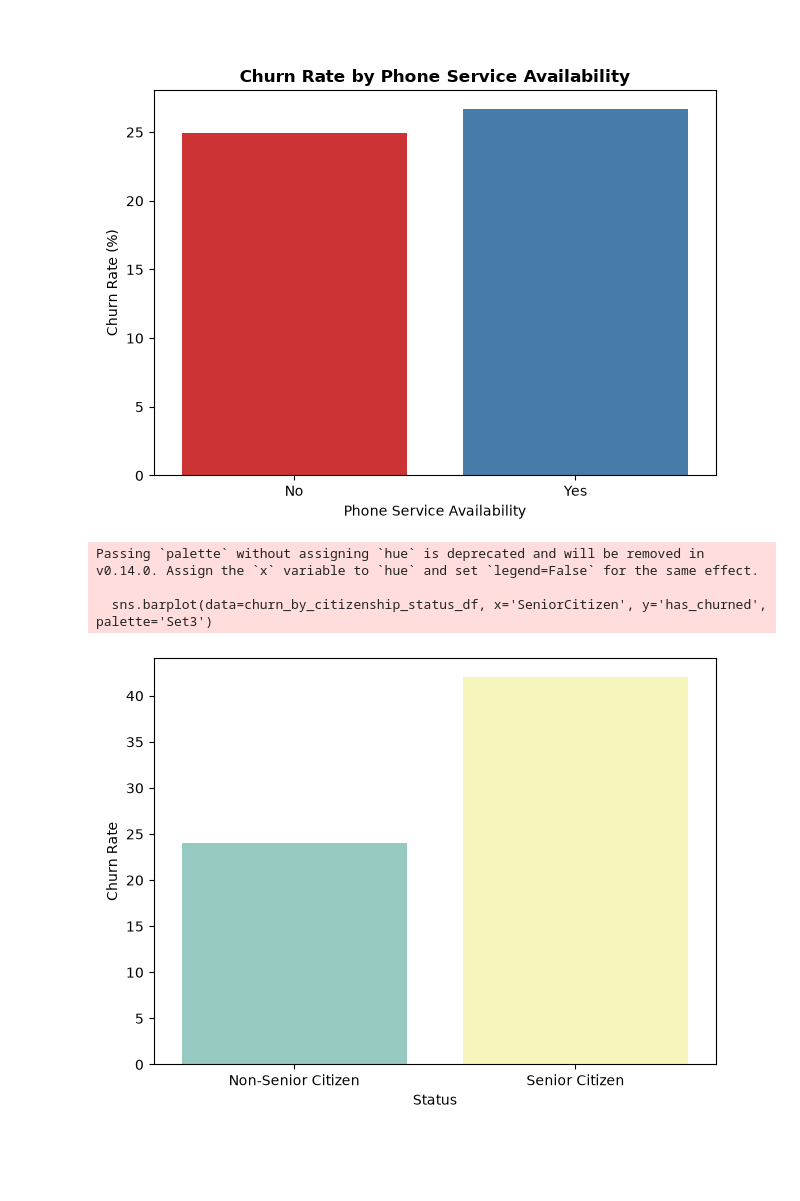
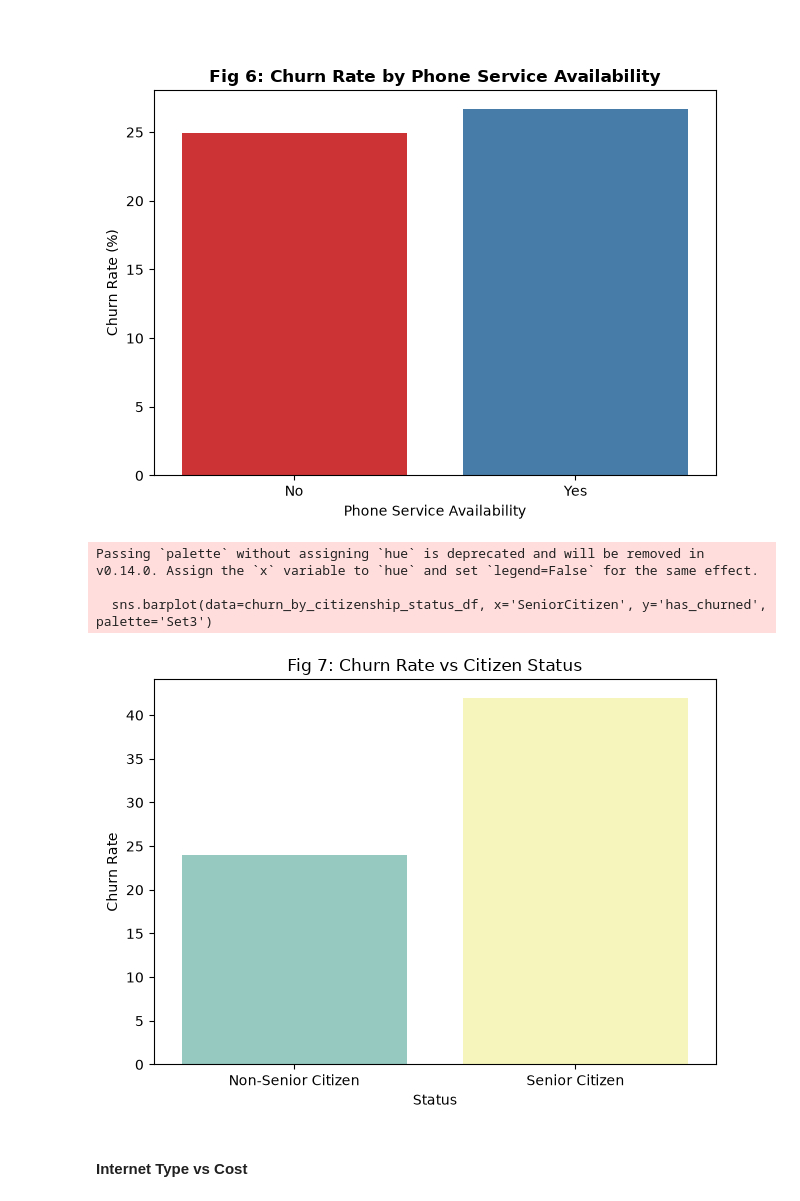
Before and after one commit to AlainRegisDev88/FUTURE_DS_02, a Jupyter notebook: future_interns_task2_.ipynb, the cells around one changed output. Saved outputs shown, nothing was run; the diff lists cells and outputs as text; code cells hidden in the pictures; blank space fills up the shorter version.

```diff
--- a/future_interns_task2_.ipynb
+++ b/future_interns_task2_.ipynb
@@ -158,7 +158,7 @@ plt.Figure()
 churn_rate_by_phone_service = (df.groupby('PhoneService')['has_churned'].mean() * 100).round(2)
 churn_rate_by_phone_service_df = churn_rate_by_phone_service.reset_index()
 sns.barplot(data=churn_rate_by_phone_service_df, x='PhoneService', y='has_churned', palette='Set1', hue='PhoneService')
-plt.title('Churn Rate by Phone Service Availability', fontsize=12, fontweight='bold')
+plt.title('Fig 6: Churn Rate by Phone Service Availability', fontsize=12, fontweight='bold')
 plt.xlabel('Phone Service Availability')
 plt.ylabel('Churn Rate (%)')
 
@@ -166,22 +166,24 @@ plt.tight_layout()
 plt.savefig('./results/06_churn_by_phone_service_availability.png', dpi=300)
 plt.show()
 # %% [output]
-[figure, old version]
+[figure, new version]
 # %%
 # Churn by Citisenship status
 plt.figure()
 churn_by_citizenship_status = (df.groupby('SeniorCitizen')['has_churned'].mean() * 100).round(0)
 churn_by_citizenship_status_df = churn_by_citizenship_status.reset_index()
 
 sns.barplot(data=churn_by_citizenship_status_df, x='SeniorCitizen', y='has_churned', palette='Set3')
-
+plt.title('Fig 7: Churn Rate vs Citizen Status')
 plt.xlabel('Status')
 plt.xticks(ticks =[0, 1], labels=['Non-Senior Citizen', 'Senior Citizen'])
 plt.ylabel('Churn Rate')
 plt.tight_layout()
 plt.savefig('./results/07_churn_by_citizenship_status.png', dpi=300)
 # %% [output]
 Passing `palette` without assigning `hue` is deprecated and will be removed in v0.14.0. Assign the `x` variable to `hue` and set `legend=False` for the same effect.
 
   sns.barplot(data=churn_by_citizenship_status_df, x='SeniorCitizen', y='has_churned', palette='Set3')
-[figure, old version]
+[figure, new version]
+# %% [markdown]
+#### Internet Type vs Cost
```
Also changed, not shown: parts of 7 cells of this notebook, 8 other files.
